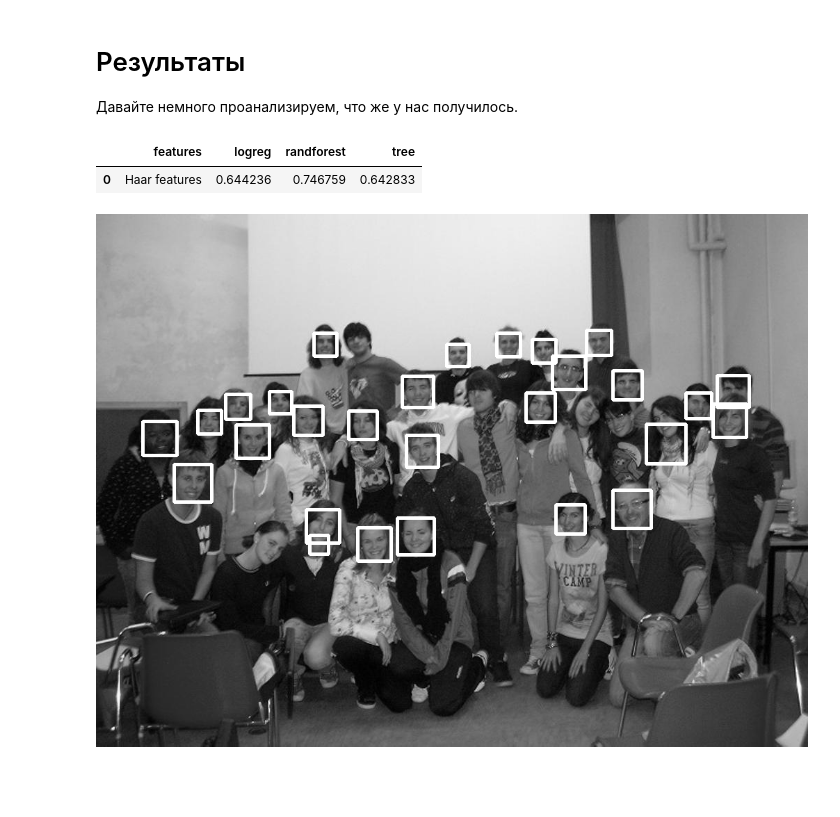
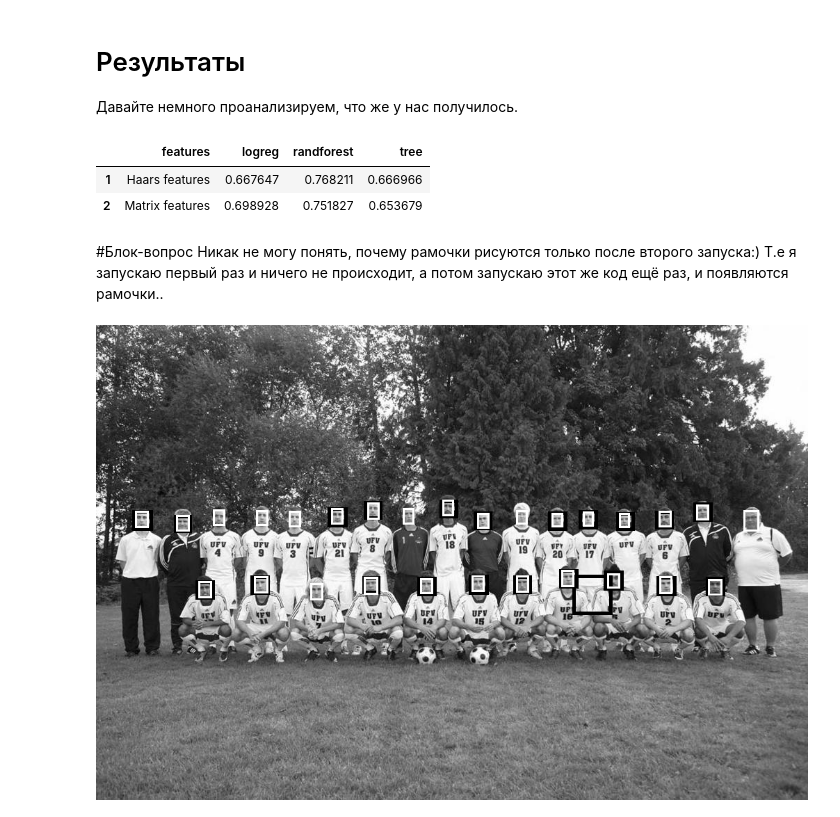
Before and after one commit to Kat-ies/Coursework, a Jupyter notebook: faceDetecting.ipynb, the cells around one changed output. Saved outputs shown, nothing was run; the diff lists cells and outputs as text; code cells hidden in the pictures; blank space fills up the shorter version.

```diff
--- a/faceDetecting.ipynb
+++ b/faceDetecting.ipynb
@@ -405,29 +449,51 @@ from sklearn.metrics import accuracy_score
 # cm = [truePositive   falsePositive]
 #      [falseNegative  trueNegative]
 
-accuracy_df = pd.DataFrame(columns = ['features','logreg', 'randforest','tree',])
-acc = ['Haar features', accuracy_score(y_test, y_pred_logreg), accuracy_score(y_test,y_pred_randforest),
-        accuracy_score(y_test, y_pred_tree)]
-accuracy_df.loc[0]=acc
-accuracy_df[:]
+feature_list = ['Haars features', 'Matrix features']
+methods_list = ['logreg', 'randforest','tree']
+
+accuracy_df = pd.DataFrame(feature_list, index =['1', '2'], columns =['features'])
+
+
+for n in range(1,4):
+  data = []
+  for i, ans in enumerate(answ):
+    data.append(accuracy_score(answ[i][0], answ[i][n]))
+  accuracy_df[methods_list[n-1]] = data
+  #print(data)
+
+accuracy_df [:]
 # %% [output]
 |  | features | logreg | randforest | tree |
-| 0 | Haar features | 0.644236 | 0.746759 | 0.642833 |
+| 1 | Haars features | 0.667647 | 0.768211 | 0.666966 |
+| 2 | Matrix features | 0.698928 | 0.751827 | 0.653679 |
+# %% [markdown]
+#Блок-вопрос
+Никак не могу понять, почему рамочки рисуются только после второго запуска:)
+Т.е я запускаю первый раз и ничего не происходит, а потом запускаю этот же код ещё раз, и появляются рамочки..
 # %%
 #здесь можно просто поиграться:)
 import matplotlib.pyplot as plt
 faceCascade = cv2.CascadeClassifier('/content/drive/My Drive/Курсач/files/haarcascade_frontalface_default.xml')
 
-test_img = np.array(train[keys_list[198]],'uint8')
+number = 2020
+test_img = np.array(train[keys_list[number]],'uint8')
+
+idraw = ImageDraw.Draw(train[keys_list[number]])
 
 # Детектим лица
 faces = faceCascade.detectMultiScale(test_img,scaleFactor=1.1,minNeighbors=5,flags=cv2.CASCADE_SCALE_IMAGE)
 # Для каждого найденного лица
 for (x, y, w, h) in faces:
     # Рисуем красивые прямоугольнички
-    cv2.rectangle(test_img, (x, y), (x+w, y+h), (255, 255, 255), 3)
+  idraw.rectangle((x, y, x + w, y + h),fill=None,  outline ="black", width =5)
+
+
+for rect in frames[keys_list[number]]:
+  idraw.rectangle((rect.x, rect.y,rect.x + rect.w, rect.y + rect.h),fill=None,  outline ="white", width =3)
+
 
 test_img = Image.fromarray(test_img)
 test_img
 # %% [output]
-[figure, old version]
+[figure, new version]
```
Also changed, not shown: parts of 15 cells of this notebook.
